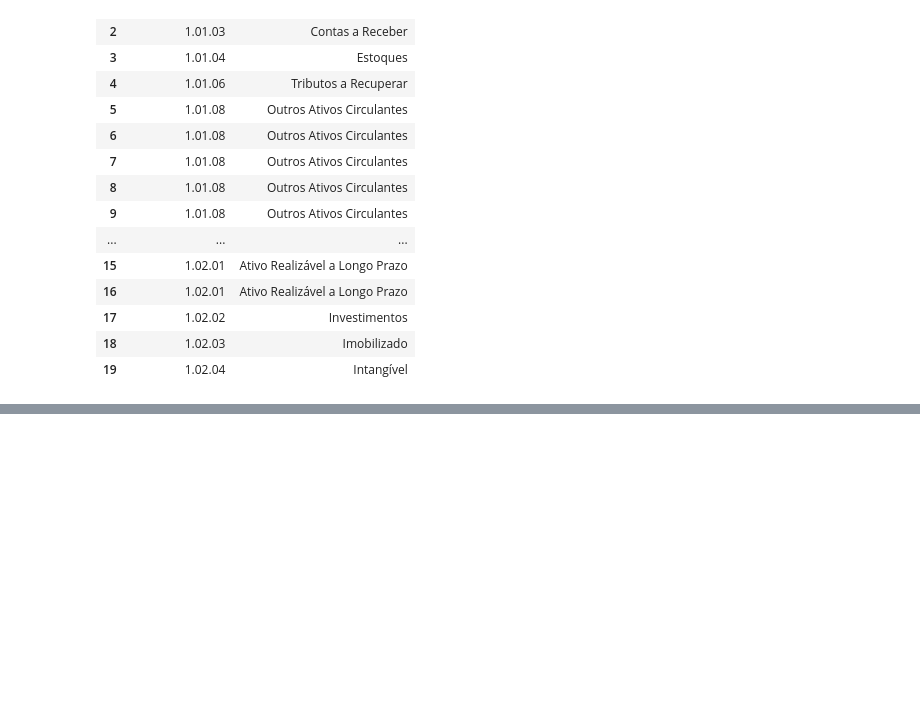
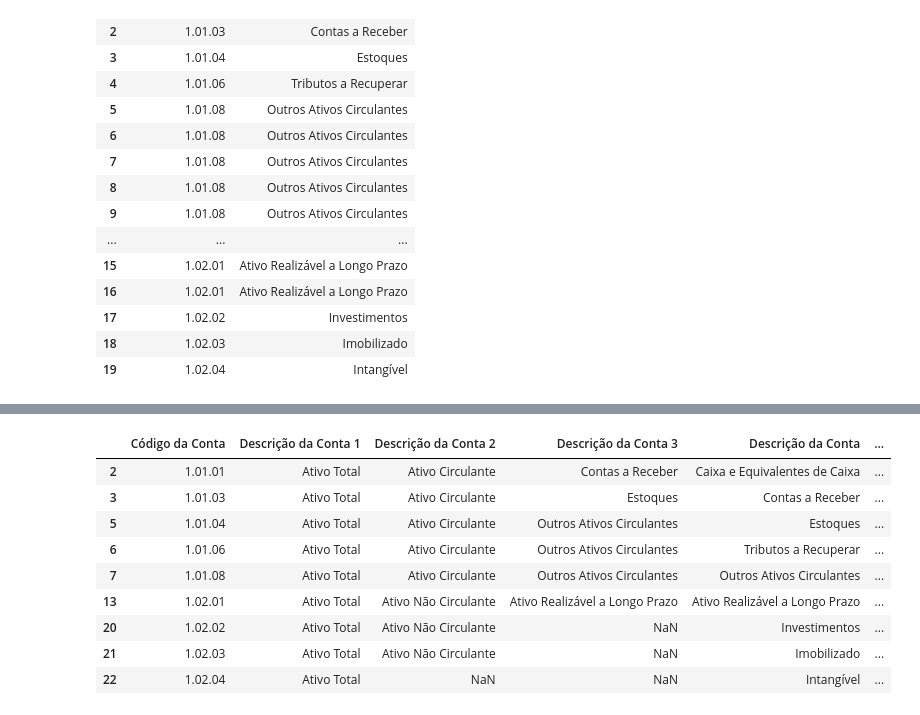
Before and after one commit to Francesco-Ghizzo/Data-Science, a Jupyter notebook: Python/Notebooks/Finance/CVM/CVM_merge-test.ipynb, the cells around one changed output, grey strips where cells are left out. Cells and saved outputs as stored; diff of their text form; code cells hidden in the pictures; blank space fills up the shorter version.

```diff
--- a/Python/Notebooks/Finance/CVM/CVM_merge-test.ipynb
+++ b/Python/Notebooks/Finance/CVM/CVM_merge-test.ipynb
@@ -341,6 +330,25 @@ df
 | 20 | 1.02.02 | Ativo Total | Ativo Não Circulante | NaN | Investimentos | ... |
 | 21 | 1.02.03 | Ativo Total | Ativo Não Circulante | NaN | Imobilizado | ... |
 | 22 | 1.02.04 | Ativo Total | NaN | NaN | Intangível | ... |
+# %%
+l = [len(k) for k in df['Código da Conta']]
+# %%
+m = np.array(l).min()  # m = minimum length
+# %%
+i = np.where(l==m)  # i = index of 'código' with minimum length
+# %%
+df.iloc[i]
+# %% [output]
+|  | Código da Conta | Descrição da Conta 1 | Descrição da Conta 2 | Descrição da Conta 3 | Descrição da Conta | ... |
+| 2 | 1.01.01 | Ativo Total | Ativo Circulante | Contas a Receber | Caixa e Equivalentes de Caixa | ... |
+| 3 | 1.01.03 | Ativo Total | Ativo Circulante | Estoques | Contas a Receber | ... |
+| 5 | 1.01.04 | Ativo Total | Ativo Circulante | Outros Ativos Circulantes | Estoques | ... |
+| 6 | 1.01.06 | Ativo Total | Ativo Circulante | Outros Ativos Circulantes | Tributos a Recuperar | ... |
+| 7 | 1.01.08 | Ativo Total | Ativo Circulante | Outros Ativos Circulantes | Outros Ativos Circulantes | ... |
+| 13 | 1.02.01 | Ativo Total | Ativo Não Circulante | Ativo Realizável a Longo Prazo | Ativo Realizável a Longo Prazo | ... |
+| 20 | 1.02.02 | Ativo Total | Ativo Não Circulante | NaN | Investimentos | ... |
+| 21 | 1.02.03 | Ativo Total | Ativo Não Circulante | NaN | Imobilizado | ... |
+| 22 | 1.02.04 | Ativo Total | NaN | NaN | Intangível | ... |
 # %%
 # Agora preciso "dropar" os Códigos de comprimento 7, porém somente se eles são uma categoria superior de alguma subcategoria.
 # Se não, não precisa cortar. Por exemplo: 1.01.01 não tem nenhuma outra subcategoria, então eu não vou cortar fora.
```
Also changed, not shown: parts of 8 cells of this notebook.
